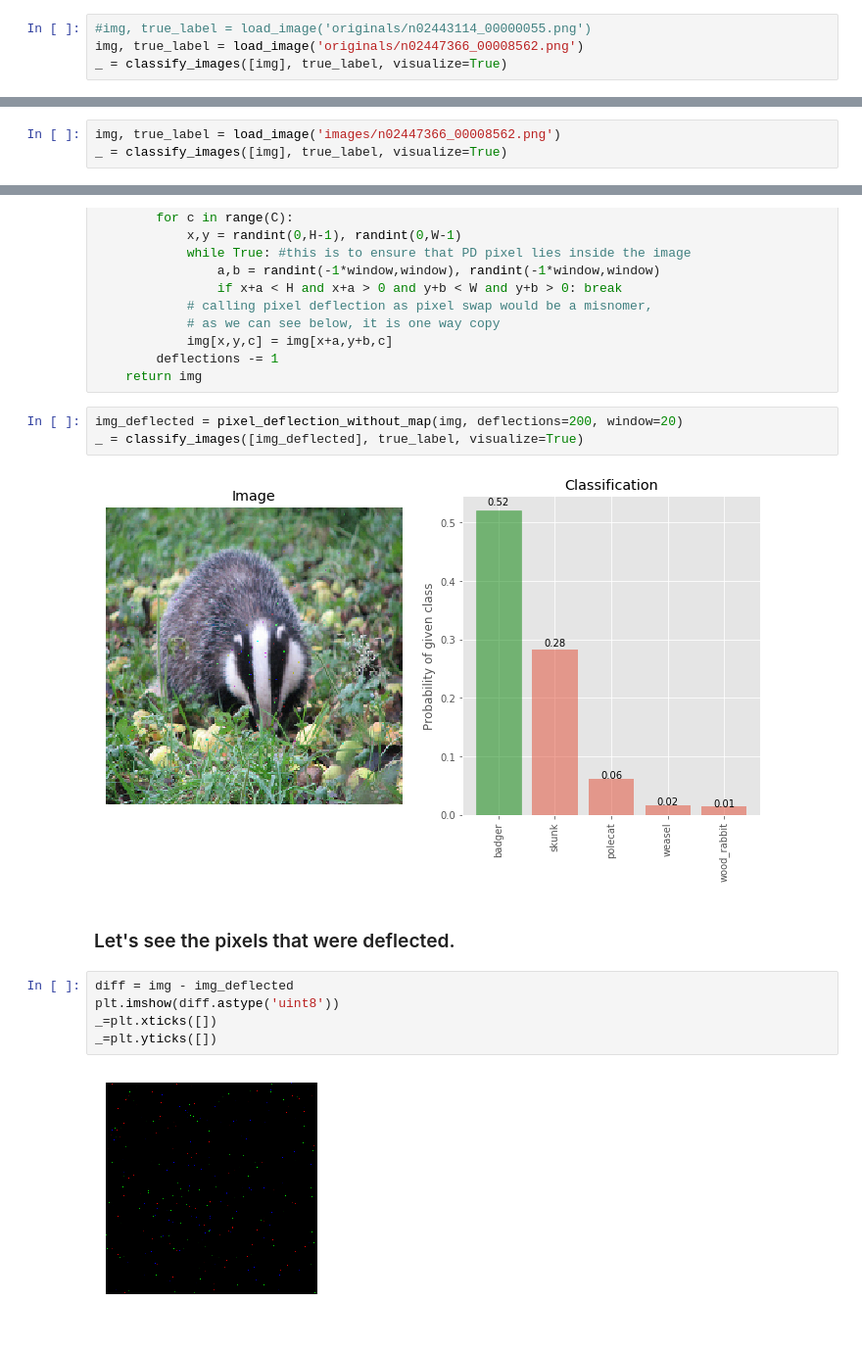
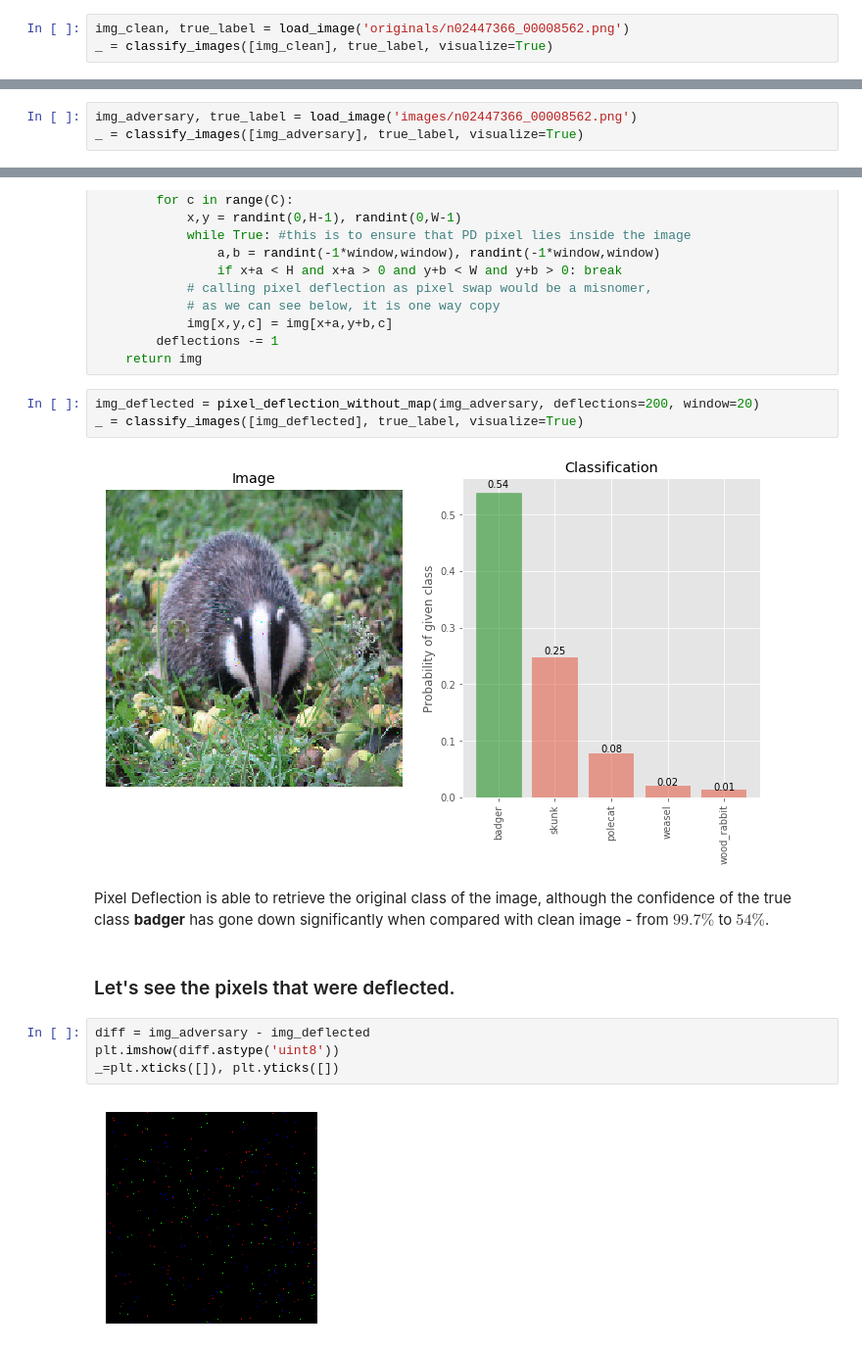
Before and after one commit to iamaaditya/pixel-deflection, a Jupyter notebook: demo.ipynb, the cells around one changed output, grey strips where cells are left out. Shown at 98% size. Cells and saved outputs as stored; diff of their text form.

```diff
--- a/demo.ipynb
+++ b/demo.ipynb
@@ -86,9 +85,8 @@ def denoiser(img):
 # %% [markdown]
 ## Load and classify the original
 # %%
-#img, true_label = load_image('originals/n02443114_00000055.png')
-img, true_label = load_image('originals/n02447366_00008562.png')
-_ = classify_images([img], true_label, visualize=True)
+img_clean, true_label = load_image('originals/n02447366_00008562.png')
+_ = classify_images([img_clean], true_label, visualize=True)
 # %% [output]
 [figure]
 # %% [markdown]
@@ -97,8 +95,8 @@ Image was correctly classified as **'badger'** with 100% confidence.
 # %% [markdown]
 ## Load and classify the adversarial image
 # %%
-img, true_label = load_image('images/n02447366_00008562.png')
-_ = classify_images([img], true_label, visualize=True)
+img_adversary, true_label = load_image('images/n02447366_00008562.png')
+_ = classify_images([img_adversary], true_label, visualize=True)
 # %% [output]
 [figure]
 # %% [markdown]
@@ -125,18 +123,19 @@ def pixel_deflection_without_map(img, deflections, window):
         deflections -= 1
     return img
 # %%
-img_deflected = pixel_deflection_without_map(img, deflections=200, window=20)
+img_deflected = pixel_deflection_without_map(img_adversary, deflections=200, window=20)
 _ = classify_images([img_deflected], true_label, visualize=True)
 # %% [output]
-[figure, old version]
+[figure, new version]
+# %% [markdown]
+Pixel Deflection is able to retrieve the original class of the image, although the confidence of the true class **badger** has gone down significantly when compared with clean image -  from $99.7\%$ to $54\%$.
 # %% [markdown]
 ### Let's see the pixels that were deflected.
 # %%
-diff = img - img_deflected
+diff = img_adversary - img_deflected
 plt.imshow(diff.astype('uint8'))
-_=plt.xticks([])
-_=plt.yticks([])
+_=plt.xticks([]), plt.yticks([])
 # %% [output]
-[figure, old version]
+[figure, new version]
 # %% [markdown]
 Since we are not using any map, probability of selecting any pixel in the image is equally likely.
```
Also changed, not shown: parts of 26 cells of this notebook, 1 other file.
